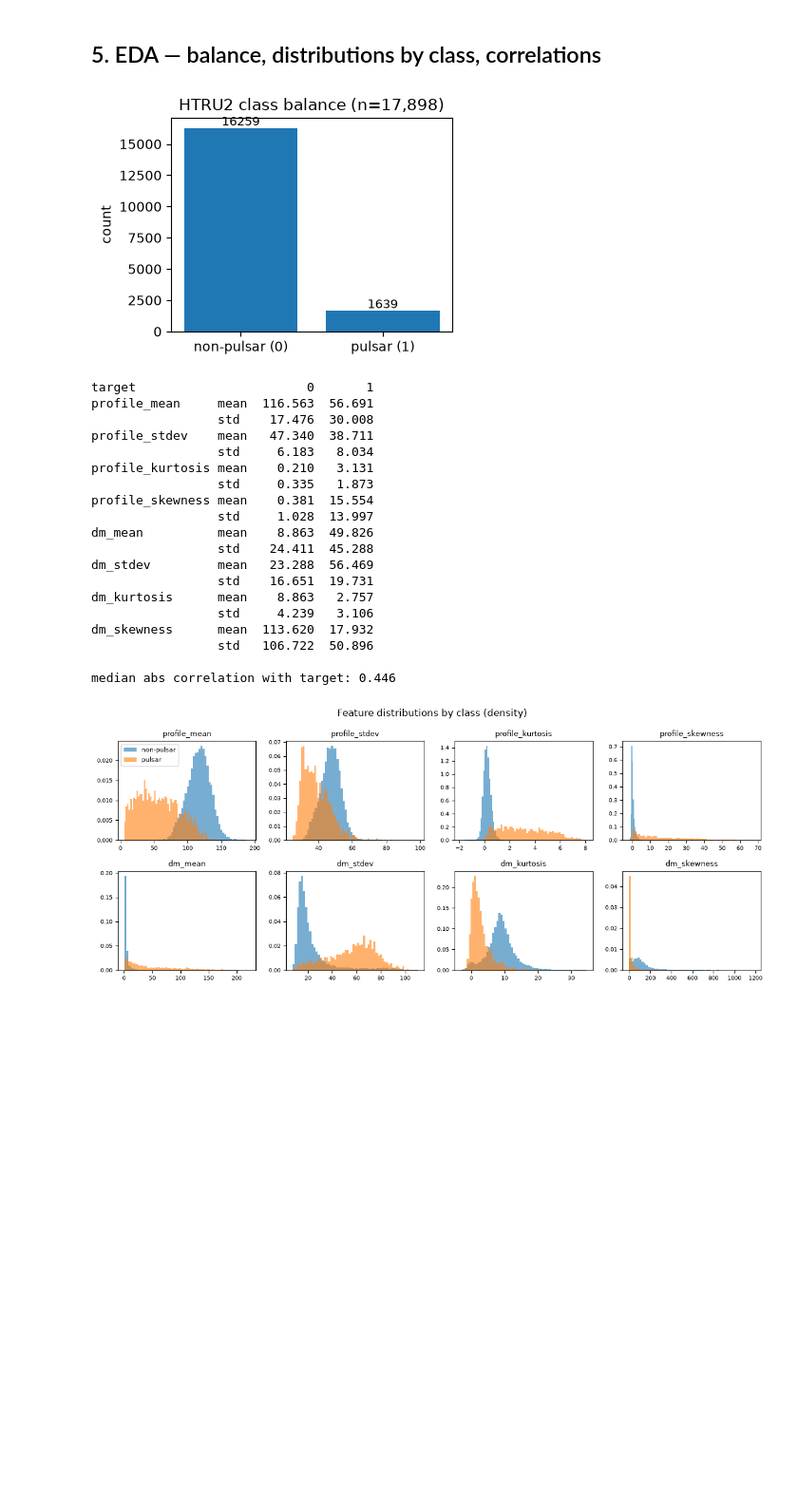
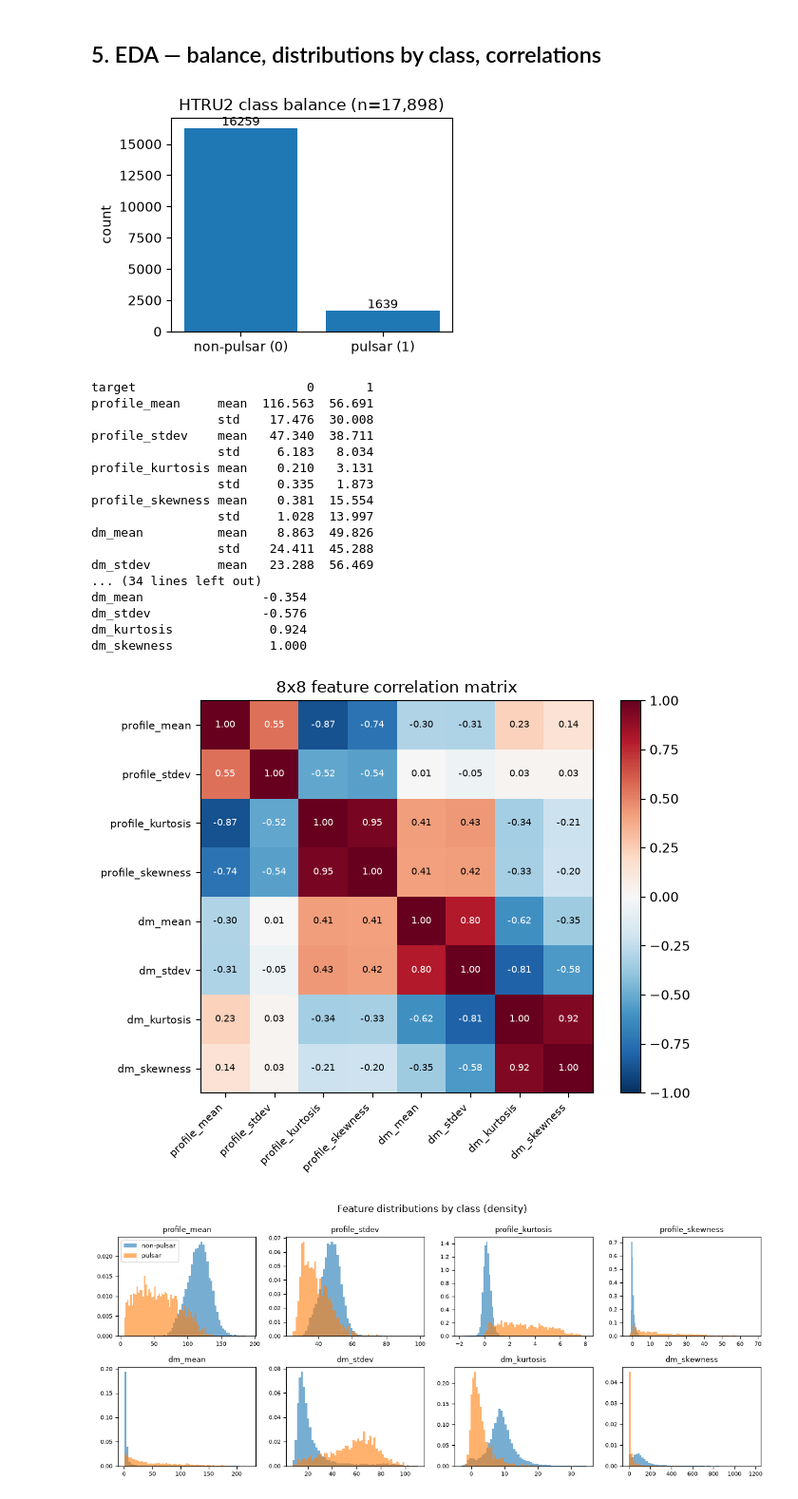
Before and after one commit to ps-aditya/pulsar-selection, a Jupyter notebook: pulsar_selection.executed.ipynb, the cells around one changed output. Shown at 95% size. Cells and saved outputs as stored; diff of their text form; code cells hidden in the pictures; blank space fills up the shorter version.

```diff
--- a/pulsar_selection.executed.ipynb
+++ b/pulsar_selection.executed.ipynb
@@ -80,34 +83,50 @@ shape=(17898, 9) | neg=16259 (90.84%) | pos=1639 (9.16%)
 # %%
 import matplotlib.pyplot as plt
 fig, ax = plt.subplots(figsize=(4, 3))
 ax.bar(["non-pulsar (0)", "pulsar (1)"], [bal[0], bal[1]])
 ax.set_title("HTRU2 class balance (n=17,898)"); ax.set_ylabel("count")
 for i, v in enumerate([bal[0], bal[1]]): ax.text(i, v, str(v), ha="center", va="bottom", fontsize=9)
 plt.tight_layout(); plt.show()
 print(df.groupby("target")[COLS[:8]].agg(["mean","std"]).round(3).T)
 print("\nmedian abs correlation with target:",
       df.corr(numeric_only=True)["target"].drop("target").abs().median().round(3))
+
+# full 8x8 feature correlation matrix
+corr8 = df[COLS[:8]].corr()
+print("\n8x8 feature correlation matrix:")
+print(corr8.round(3))
+fig, ax = plt.subplots(figsize=(7, 5.5))
+im = ax.imshow(corr8.values, cmap="RdBu_r", vmin=-1, vmax=1)
+ax.set_xticks(range(8)); ax.set_yticks(range(8))
+ax.set_xticklabels(COLS[:8], rotation=45, ha="right", fontsize=8)
+ax.set_yticklabels(COLS[:8], fontsize=8)
+for i in range(8):
+    for j in range(8):
+        ax.text(j, i, f"{corr8.values[i,j]:.2f}", ha="center", va="center", fontsize=7,
+                color="white" if abs(corr8.values[i,j]) > 0.5 else "black")
+ax.set_title("8x8 feature correlation matrix")
+plt.colorbar(im, ax=ax, fraction=0.046)
+plt.tight_layout(); plt.show()
 # %% [output]
 [figure]
 target                       0       1
 profile_mean     mean  116.563  56.691
                  std    17.476  30.008
 profile_stdev    mean   47.340  38.711
                  std     6.183   8.034
 profile_kurtosis mean    0.210   3.131
                  std     0.335   1.873
 profile_skewness mean    0.381  15.554
                  std     1.028  13.997
 dm_mean          mean    8.863  49.826
                  std    24.411  45.288
 dm_stdev         mean   23.288  56.469
-                 std    16.651  19.731
-dm_kurtosis      mean    8.863   2.757
-                 std     4.239   3.106
-dm_skewness      mean  113.620  17.932
-                 std   106.722  50.896
-
-median abs correlation with target: 0.446
+... (34 lines left out)
+dm_mean                -0.354
+dm_stdev               -0.576
+dm_kurtosis             0.924
+dm_skewness             1.000
+[figure, added]
 # %%
 feats = COLS[:8]
 fig, axes = plt.subplots(2, 4, figsize=(12, 5), sharey=False)
```
Also changed, not shown: parts of 18 cells of this notebook, 4 other files.
